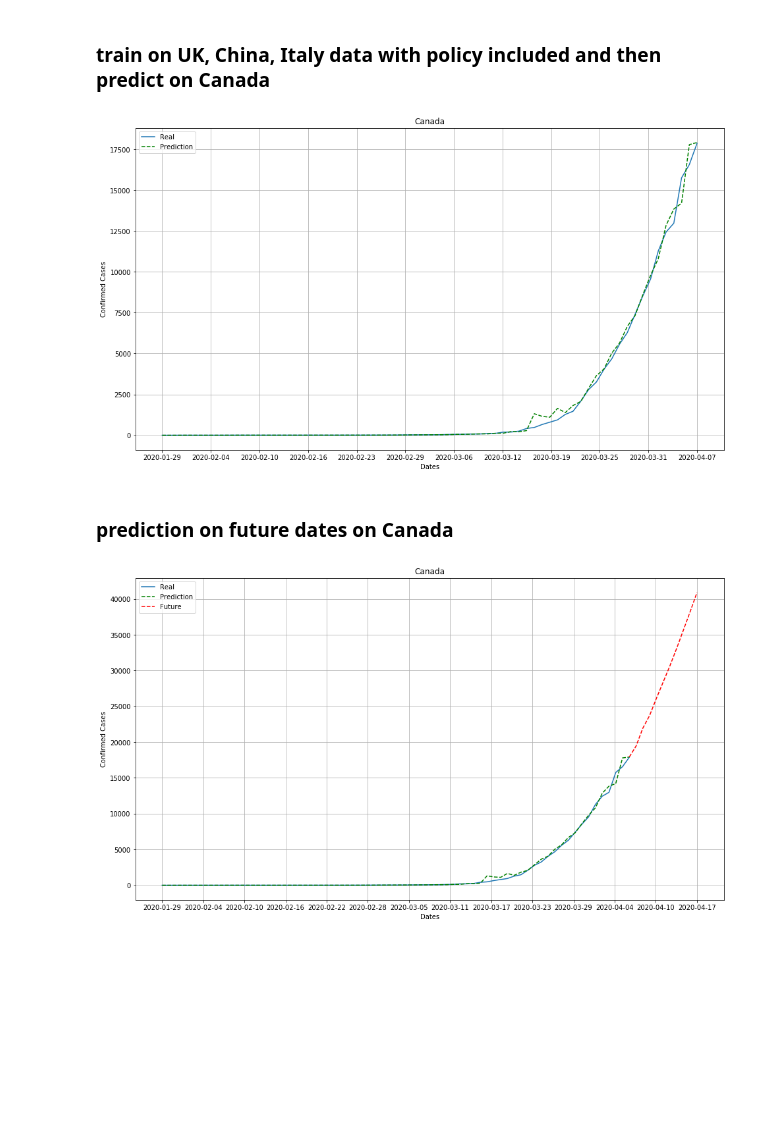
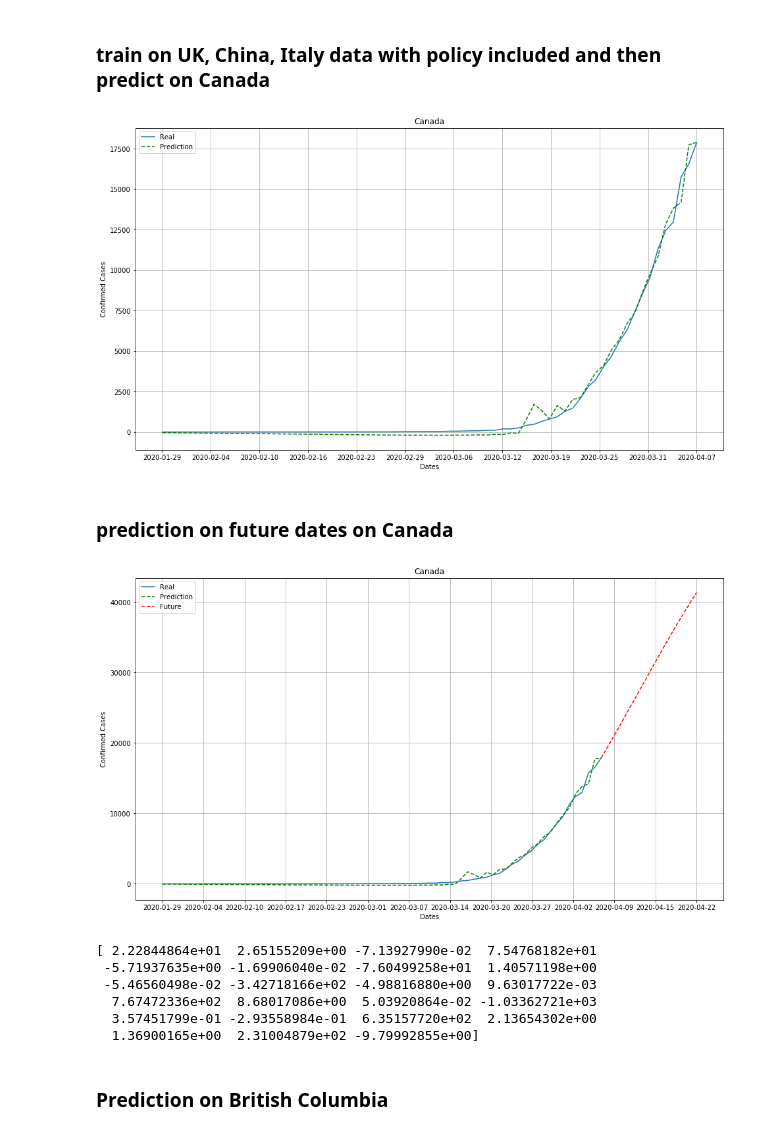
Before and after one commit to stephenbutters/shiny-winner, a Jupyter notebook: project.ipynb, the cells around one changed output. Drawn from its saved outputs; the diff is of its cells as text; code cells hidden in the pictures; blank space fills up the shorter version.

```diff
--- a/project.ipynb
+++ b/project.ipynb
@@ -159,9 +155,10 @@ def process_measure(measure, country):
 italy = pd.read_csv("Italy_government.csv")
 italy['Date Start'] = pd.to_datetime(italy['Date Start'])
 italy = italy.groupby('Date Start').max().sort_values('Date Start')
-italy = italy.reset_index()[['Date Start', 'Level']]
+italy = italy.reset_index()[['Date Start', 'Level', 'Duration']]
 
 level = italy['Level'].values.reshape(-1, 1)
+duration = italy['Duration'].values.reshape(-1,1)
 # %%
 con_series_df = pd.read_csv("time_series_covid_19_confirmed.csv")
 con_series_df = con_series_df[con_series_df['Country/Region'] == 'Italy']
@@ -197,8 +195,9 @@ china = pd.read_csv("China_government.csv")
 
 china['Date Start'] = pd.to_datetime(china['Date Start'])
 china = china.groupby('Date Start').max().sort_values('Date Start')
-china = china.reset_index()[['Date Start', 'Level']]
+china = china.reset_index()[['Date Start', 'Level', 'Duration']]
 level = china['Level'].values.reshape(-1, 1)
+duration = china['Duration'].values.reshape(-1, 1)
 
 con_series_df = pd.read_csv("time_series_covid_19_confirmed.csv")
 con_series_df = con_series_df[con_series_df['Country/Region'] == 'China']
@@ -206,8 +205,9 @@ con_series_df = con_series_df.groupby(['Country/Region']).sum()
 con_series_values = con_series_df.drop(columns=['Lat', 'Long']).values
 con_series_values = con_series_values.reshape(-1, 1)
 
-china_data = series_to_supervised(np.append(level, con_series_values, axis=1), 7, 1).values
-X = china_data[:, :-2]
+policy = np.append(level, duration, axis=1)
+china_data = series_to_supervised(np.append(policy, con_series_values, axis=1), 7, 1).values
+X = china_data[:, :-1]
 y = china_data[:, -1]
 X_train, X_test, y_train, y_test = train_test_split(X, y, test_size=0.1, shuffle=False)
 
@@ -271,8 +271,9 @@ uk = pd.read_csv("United Kingdom_government.csv")
 
 uk['Date Start'] = pd.to_datetime(uk['Date Start'])
 uk = uk.groupby('Date Start').max().sort_values('Date Start')
-uk = uk.reset_index()[['Date Start', 'Level']]
+uk = uk.reset_index()[['Date Start', 'Level', 'Duration']]
 level = uk['Level'].values.reshape(-1, 1)
+duration = uk['Duration'].values.reshape(-1,1)
 
 con_series_df = pd.read_csv("time_series_covid_19_confirmed.csv")
 con_series_df = con_series_df[con_series_df['Country/Region'] == 'United Kingdom']
@@ -280,9 +281,10 @@ con_series_df = con_series_df.groupby(['Country/Region']).sum()
 con_series_values = con_series_df.drop(columns=['Lat', 'Long']).values
 con_series_values = con_series_values.reshape(-1, 1)
 
-uk_data = series_to_supervised(np.append(level, con_series_values, axis=1), 7, 1).values
+policy = np.append(level, duration, axis=1)
+uk_data = series_to_supervised(np.append(policy, con_series_values, axis=1), 7, 1).values
 
-pred = linear_model.predict(uk_data[:, :-2])
+pred = linear_model.predict(uk_data[:, :-1])
 
 plt.figure(figsize=(16, 9))
 plt.plot(dates_trim, uk_data[:, -1], label='Real')
@@ -300,7 +302,7 @@ plt.show()
 ### train on UK, China, Italy data with policy included and then predict on Canada
 # %%
 combined_data = np.append(combined_data, uk_data, axis=0)
-X = combined_data[:, :-2]
+X = combined_data[:, :-1]
 y = combined_data[:, -1]
 X_train, X_test, y_train, y_test = train_test_split(X, y, test_size=0.1, shuffle=False)
 
@@ -311,8 +313,9 @@ canada = pd.read_csv("Canada_government.csv")
 
 canada['Date Start'] = pd.to_datetime(canada['Date Start'])
 canada = canada.groupby('Date Start').max().sort_values('Date Start')
-canada = canada.reset_index()[['Date Start', 'National']]
+canada = canada.reset_index()[['Date Start', 'National', 'National Duration']]
 level = canada['National'].values.reshape(-1, 1)
+duration = canada['National Duration'].values.reshape(-1, 1)
 
 con_series_df = pd.read_csv("time_series_covid_19_confirmed.csv")
 con_series_df = con_series_df[con_series_df['Country/Region'] == 'Canada']
@@ -320,9 +323,10 @@ con_series_df = con_series_df.groupby(['Country/Region']).sum()
 con_series_values = con_series_df.drop(columns=['Lat', 'Long']).values
 con_series_values = con_series_values.reshape(-1, 1)
 
-canada_data = series_to_supervised(np.append(level, con_series_values, axis=1), 7, 1).values
+policy = np.append(level, duration, axis=1)
+canada_data = series_to_supervised(np.append(policy, con_series_values, axis=1), 7, 1).values
 
-pred = linear_model.predict(canada_data[:, :-2])
+pred = linear_model.predict(canada_data[:, :-1])
 
 plt.figure(figsize=(16, 9))
 plt.plot(dates_trim, canada_data[:, -1], label='Real')
@@ -335,39 +339,50 @@ plt.xlabel('Dates')
 plt.ylabel('Confirmed Cases')
 plt.show()
 # %% [output]
-[figure, old version]
+[figure, new version]
 # %% [markdown]
 ### prediction on future dates on Canada
 # %%
 # future date
 new_level = level[-7:]
+new_duration = duration[-7:]
 new_series_values = con_series_values[-7:]
 
 predictions = [pred[-1]]
-new_days = [days[-1][0]]
 
 for _ in range(future):
-    new_level = np.concatenate((new_level, [[3]]))
+    new_level = np.concatenate((new_level, [[2]]))
+    last_duration = new_duration[-1][0]
+    new_duration = np.concatenate((new_duration, [[last_duration+1]]))
     new_series_values = np.concatenate((new_series_values, [[-1]]))
 
-    new_data = series_to_supervised(np.append(new_level, new_series_values, axis=1), 7, 1).values
-    new_pred = linear_model.predict(new_data[:, :-2])
+    new_policy = np.append(new_level, new_duration, axis=1)
+    new_data = series_to_supervised(np.append(new_policy, new_series_values, axis=1), 7, 1).values
+    new_pred = linear_model.predict(new_data[:, :-1])
 
     predictions.append(new_pred[-1])
-    new_days.append(new_days[-1] + 1)
-
     new_series_values[-1][0] = new_pred[-1]
 
 plt.figure(figsize=(16, 9))
 plt.plot(dates_trim, canada_data[:, -1], label='Real')
 plt.plot(dates_trim, pred, linestyle='dashed', color='green', label='Prediction')
 plt.plot(dates_future, predictions, linestyle='dashed', color='red', label='Future')
 plt.grid()
 plt.xticks(xticks_future)
 plt.legend()
 plt.title('Canada')
 plt.xlabel('Dates')
 plt.ylabel('Confirmed Cases')
 plt.show()
+
+print(linear_model.coef_)
 # %% [output]
-[figure, old version]
+[figure, new version]
+[ 2.22844864e+01  2.65155209e+00 -7.13927990e-02  7.54768182e+01
+ -5.71937635e+00 -1.69906040e-02 -7.60499258e+01  1.40571198e+00
+ -5.46560498e-02 -3.42718166e+02 -4.98816880e+00  9.63017722e-03
+  7.67472336e+02  8.68017086e+00  5.03920864e-02 -1.03362721e+03
+  3.57451799e-01 -2.93558984e-01  6.35157720e+02  2.13654302e+00
+  1.36900165e+00  2.31004879e+02 -9.79992855e+00]
+# %% [markdown]
+### Prediction on British Columbia
```
Also changed, not shown: parts of 7 cells of this notebook, 4 other files.
